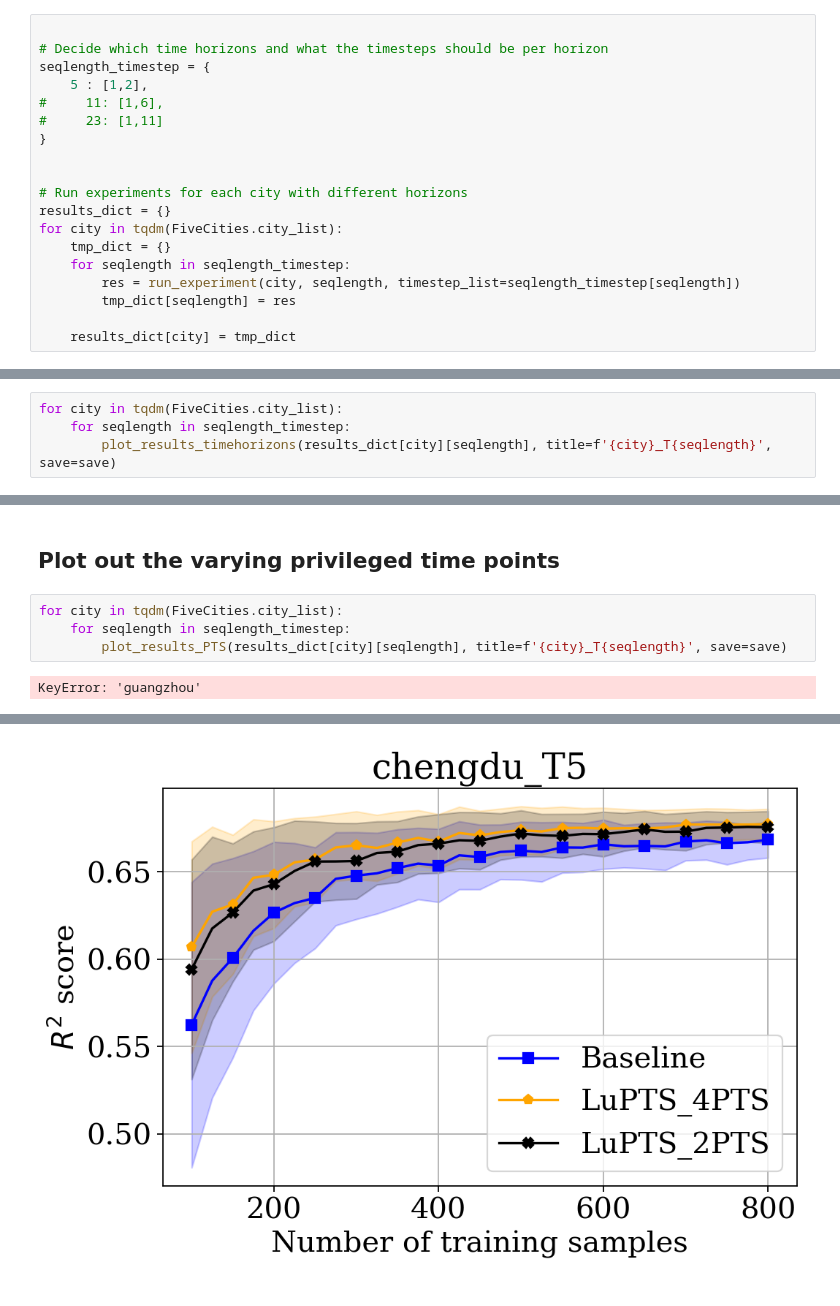
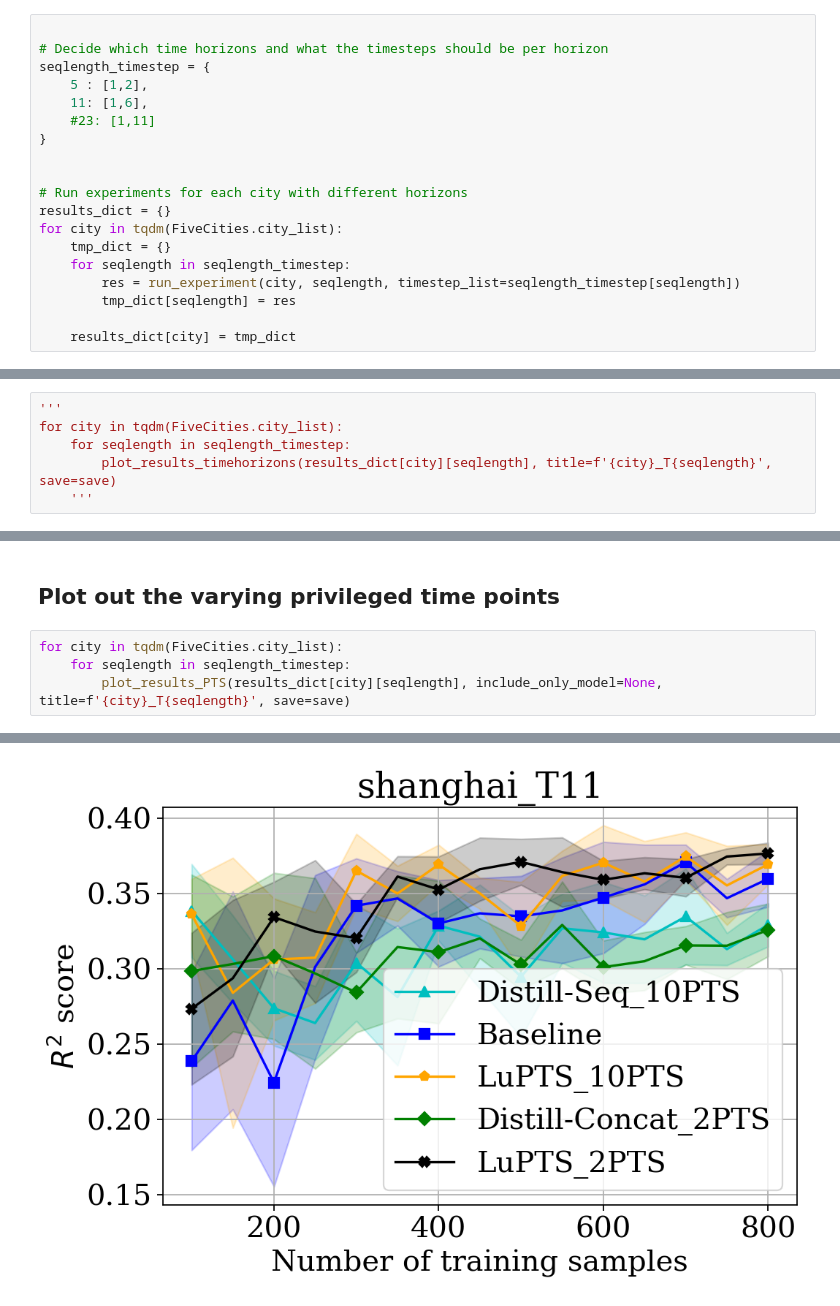
Before and after one commit to RickardKarl/LearningUsingPrivilegedTimeSeries, a Jupyter notebook: notebooks/fivecities.ipynb, the cells around one changed output, grey strips where cells are left out. Saved outputs shown, nothing was run; the diff lists cells and outputs as text.

```diff
--- a/notebooks/fivecities.ipynb
+++ b/notebooks/fivecities.ipynb
@@ -23,8 +23,8 @@ save = True
 # Decide which time horizons and what the timesteps should be per horizon
 seqlength_timestep = {
     5 : [1,2],
-#     11: [1,6],
-#     23: [1,11]
+    11: [1,6],
+    #23: [1,11]
 }
 
 
@@ -59,7 +40,9 @@ BdbQuit:
 # %% [markdown]
 ## Plot for different time horizons
 # %%
+'''
 for city in tqdm(FiveCities.city_list):
     for seqlength in seqlength_timestep:
         plot_results_timehorizons(results_dict[city][seqlength], title=f'{city}_T{seqlength}', save=save)
+    '''
 # %% [output]
@@ -77,6 +52,5 @@ KeyError: 'guangzhou'
 # %%
 for city in tqdm(FiveCities.city_list):
     for seqlength in seqlength_timestep:
-        plot_results_PTS(results_dict[city][seqlength], title=f'{city}_T{seqlength}', save=save)
+        plot_results_PTS(results_dict[city][seqlength], include_only_model=None, title=f'{city}_T{seqlength}', save=save)
 # %% [output]
-KeyError: 'guangzhou'
@@ -86 +60 @@ KeyError: 'guangzhou'
-[figure, old version]
+[figure, new version]
```
Also changed, not shown: parts of 4 cells of this notebook, 2 other files.
